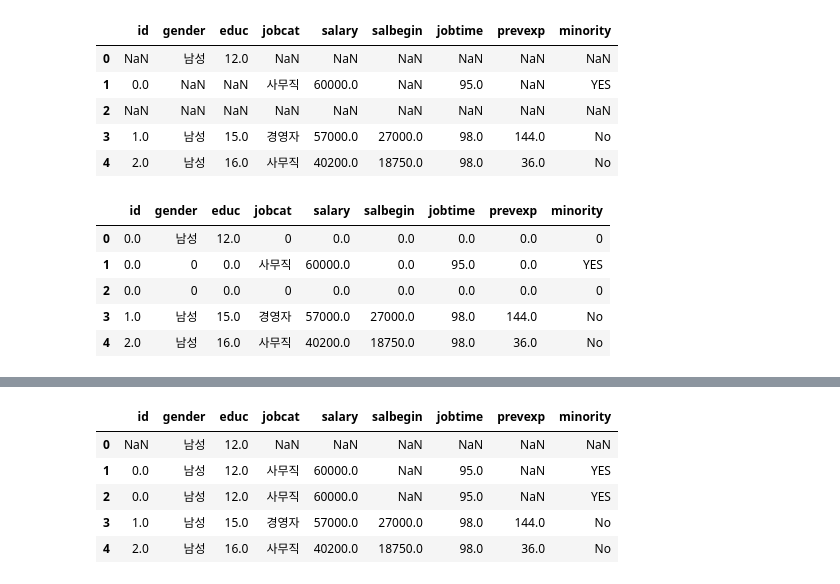
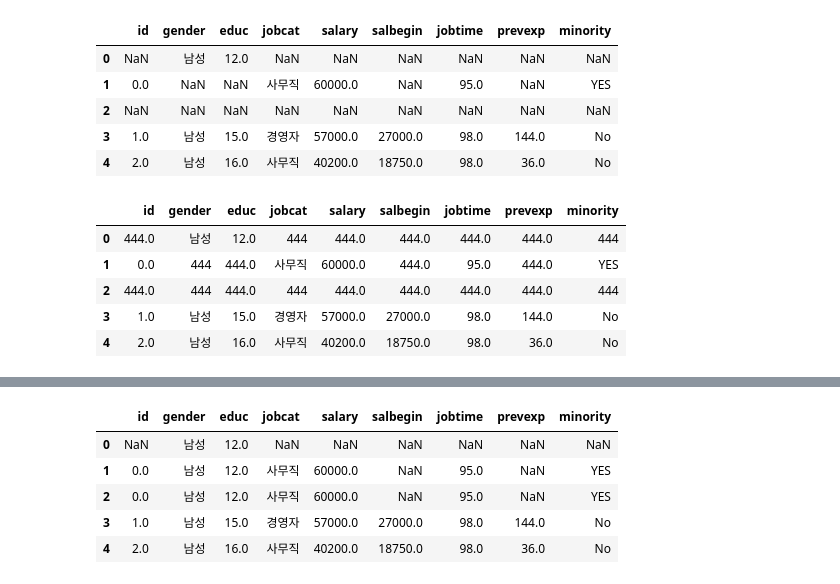
Before and after one commit to uijungkwon/data_analysis, a Jupyter notebook: BSA05/BSA05_Missing-Value.ipynb, the cells around one changed output, grey strips where cells are left out. Cells and saved outputs as stored; diff of their text form; code cells hidden in the pictures.

```diff
--- a/BSA05/BSA05_Missing-Value.ipynb
+++ b/BSA05/BSA05_Missing-Value.ipynb
@@ -182,12 +184,12 @@ Name: jobcat, Length: 475, dtype: object
 | 3 | 1.0 | 남성 | 15.0 | 경영자 | 57000.0 | 27000.0 | 98.0 | 144.0 | No |
 | 4 | 2.0 | 남성 | 16.0 | 사무직 | 40200.0 | 18750.0 | 98.0 | 36.0 | No |
 # %%
-## 대체값 직접지정
-결측자료.fillna(0).head()
+## 대체값 직접 지정
+결측자료.fillna(444).head()
 # %% [output]
 |  | id | gender | educ | jobcat | salary | salbegin | jobtime | prevexp | minority |
-| 0 | 0.0 | 남성 | 12.0 | 0 | 0.0 | 0.0 | 0.0 | 0.0 | 0 |
-| 1 | 0.0 | 0 | 0.0 | 사무직 | 60000.0 | 0.0 | 95.0 | 0.0 | YES |
-| 2 | 0.0 | 0 | 0.0 | 0 | 0.0 | 0.0 | 0.0 | 0.0 | 0 |
+| 0 | 444.0 | 남성 | 12.0 | 444 | 444.0 | 444.0 | 444.0 | 444.0 | 444 |
+| 1 | 0.0 | 444 | 444.0 | 사무직 | 60000.0 | 444.0 | 95.0 | 444.0 | YES |
+| 2 | 444.0 | 444 | 444.0 | 444 | 444.0 | 444.0 | 444.0 | 444.0 | 444 |
 | 3 | 1.0 | 남성 | 15.0 | 경영자 | 57000.0 | 27000.0 | 98.0 | 144.0 | No |
 | 4 | 2.0 | 남성 | 16.0 | 사무직 | 40200.0 | 18750.0 | 98.0 | 36.0 | No |
```
Also changed, not shown: parts of 24 cells of this notebook.
